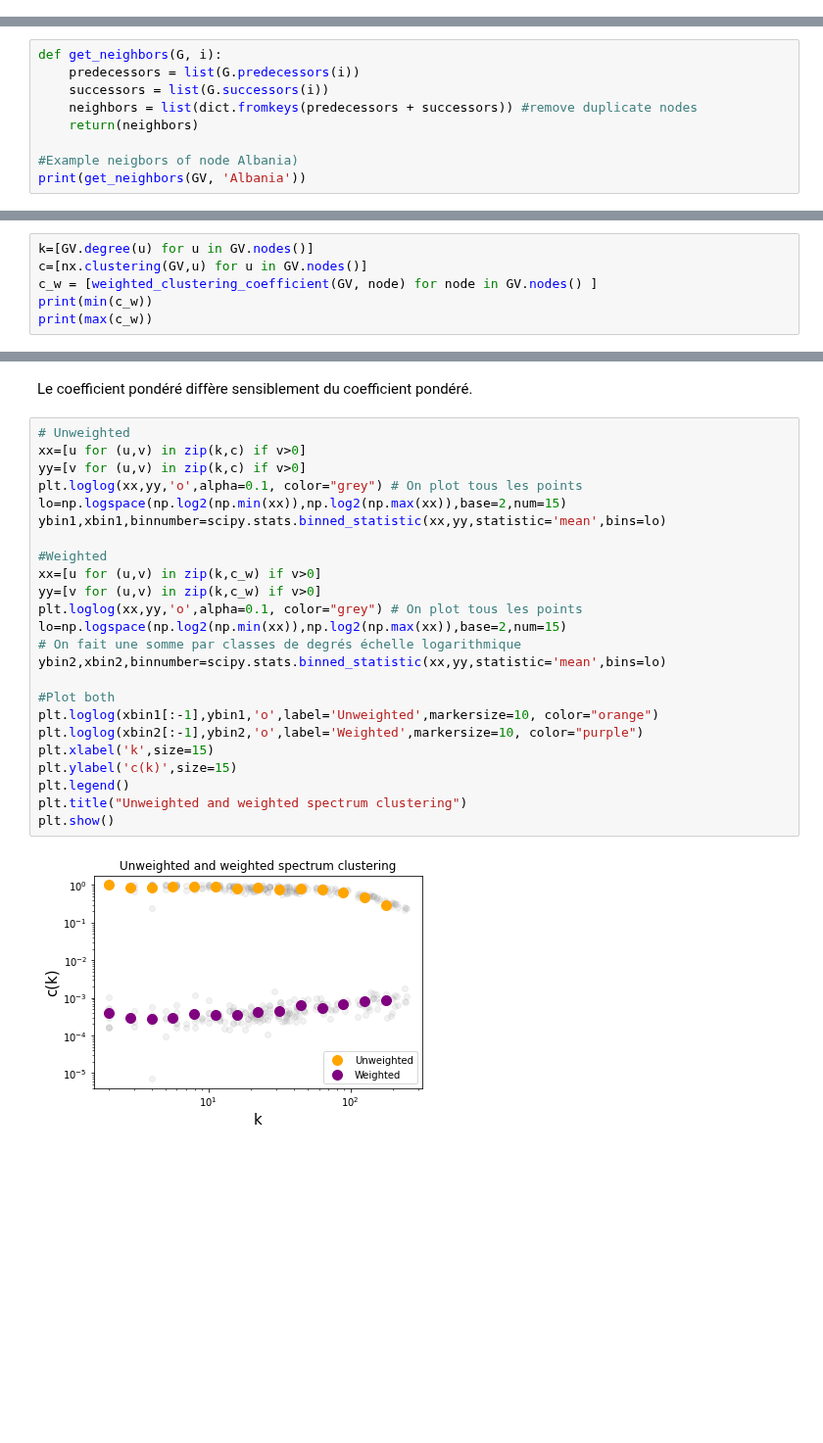
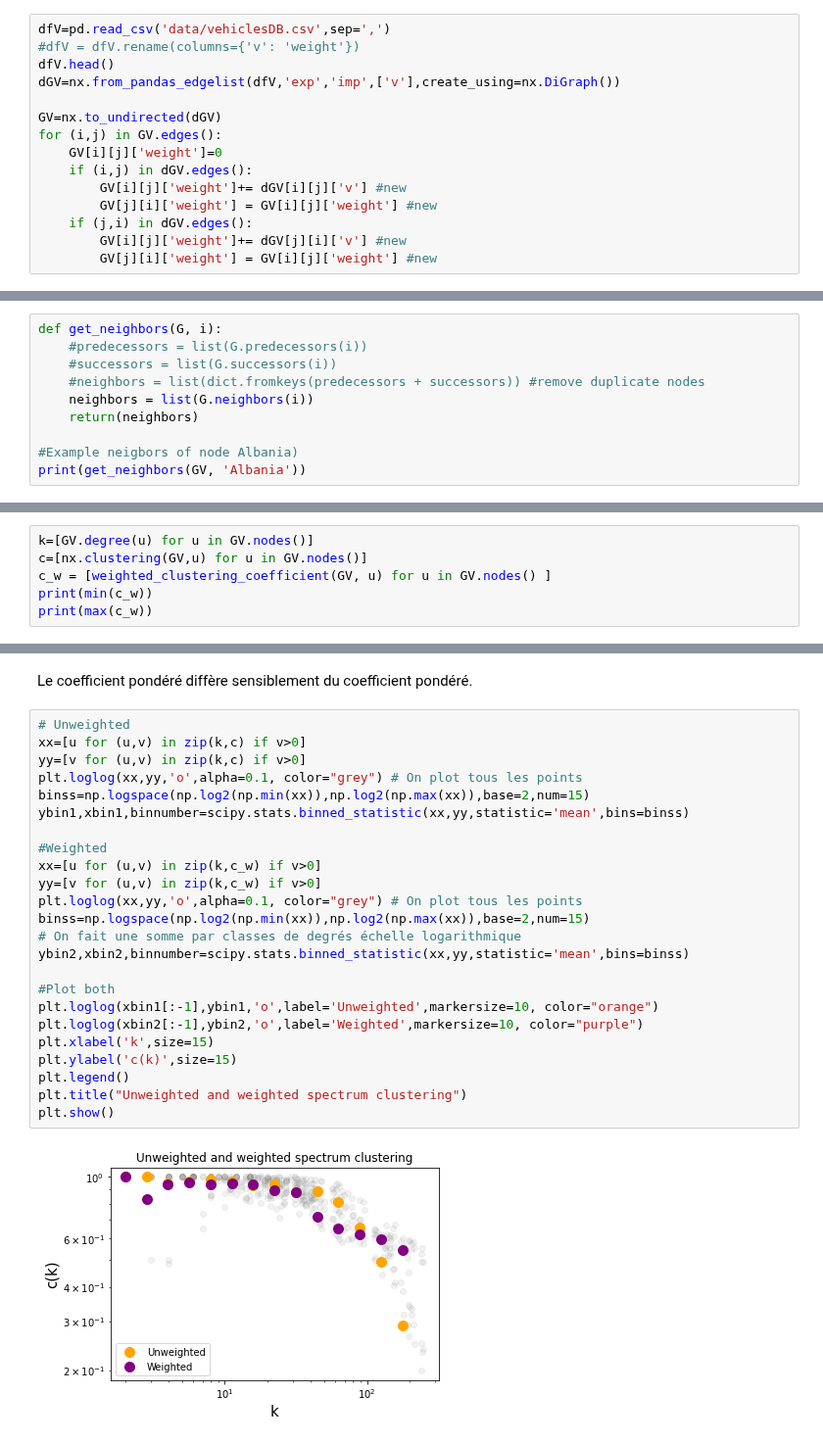
Before and after one commit to ARKEnsae/DM_Analyse_Reseaux, a Jupyter notebook: CC4/Exos_03Mar2021_KA.ipynb, the cells around one changed output, grey strips where cells are left out. Shown at 98% size. Cells and saved outputs as stored; diff of their text form; blank space fills up the shorter version.

```diff
--- a/CC4/Exos_03Mar2021_KA.ipynb
+++ b/CC4/Exos_03Mar2021_KA.ipynb
@@ -965,10 +971,26 @@ GV=nx.from_pandas_edgelist(dfV,'exp','imp',['weight'],create_using=nx.DiGraph())
+# %%
+dfV=pd.read_csv('data/vehiclesDB.csv',sep=',')
+#dfV = dfV.rename(columns={'v': 'weight'})
+dfV.head()
+dGV=nx.from_pandas_edgelist(dfV,'exp','imp',['v'],create_using=nx.DiGraph())
+
+GV=nx.to_undirected(dGV)
+for (i,j) in GV.edges():
+    GV[i][j]['weight']=0
+    if (i,j) in dGV.edges():
+        GV[i][j]['weight']+= dGV[i][j]['v'] #new
+        GV[j][i]['weight'] = GV[i][j]['weight'] #new
+    if (j,i) in dGV.edges():
+        GV[i][j]['weight']+= dGV[j][i]['v'] #new
+        GV[j][i]['weight'] = GV[i][j]['weight'] #new
 # %% [markdown]
 Fonction qui permet de lister l'ensemble des voisins d'un noeud i.
 # %%
 def get_neighbors(G, i):
-    predecessors = list(G.predecessors(i))
-    successors = list(G.successors(i))
-    neighbors = list(dict.fromkeys(predecessors + successors)) #remove duplicate nodes
+    #predecessors = list(G.predecessors(i))
+    #successors = list(G.successors(i))
+    #neighbors = list(dict.fromkeys(predecessors + successors)) #remove duplicate nodes
+    neighbors = list(G.neighbors(i))
     return(neighbors)
 
 #Example neigbors of node Albania)
@@ -1002,7 +1024,7 @@ print(weighted_clustering_coefficient(GV, 'Albania'))
 # %%
 k=[GV.degree(u) for u in GV.nodes()]
 c=[nx.clustering(GV,u) for u in GV.nodes()]
-c_w = [weighted_clustering_coefficient(GV, node) for node in GV.nodes() ]
+c_w = [weighted_clustering_coefficient(GV, u) for u in GV.nodes() ]
 print(min(c_w))
 print(max(c_w))
 # %% [output]
@@ -1013,26 +1035,26 @@ Le coefficient pondéré diffère sensiblement du coefficient pondéré.
 # %%
 # Unweighted
 xx=[u for (u,v) in zip(k,c) if v>0]
 yy=[v for (u,v) in zip(k,c) if v>0]
 plt.loglog(xx,yy,'o',alpha=0.1, color="grey") # On plot tous les points
-lo=np.logspace(np.log2(np.min(xx)),np.log2(np.max(xx)),base=2,num=15)
-ybin1,xbin1,binnumber=scipy.stats.binned_statistic(xx,yy,statistic='mean',bins=lo)
+binss=np.logspace(np.log2(np.min(xx)),np.log2(np.max(xx)),base=2,num=15)
+ybin1,xbin1,binnumber=scipy.stats.binned_statistic(xx,yy,statistic='mean',bins=binss)
 
 #Weighted
 xx=[u for (u,v) in zip(k,c_w) if v>0]
 yy=[v for (u,v) in zip(k,c_w) if v>0]
 plt.loglog(xx,yy,'o',alpha=0.1, color="grey") # On plot tous les points
-lo=np.logspace(np.log2(np.min(xx)),np.log2(np.max(xx)),base=2,num=15)
+binss=np.logspace(np.log2(np.min(xx)),np.log2(np.max(xx)),base=2,num=15)
 # On fait une somme par classes de degrés échelle logarithmique
-ybin2,xbin2,binnumber=scipy.stats.binned_statistic(xx,yy,statistic='mean',bins=lo)
+ybin2,xbin2,binnumber=scipy.stats.binned_statistic(xx,yy,statistic='mean',bins=binss)
 
 #Plot both
 plt.loglog(xbin1[:-1],ybin1,'o',label='Unweighted',markersize=10, color="orange")
 plt.loglog(xbin2[:-1],ybin2,'o',label='Weighted',markersize=10, color="purple")
 plt.xlabel('k',size=15)
 plt.ylabel('c(k)',size=15)
 plt.legend()
 plt.title("Unweighted and weighted spectrum clustering")
 plt.show()
 # %% [output]
-[figure, old version]
+[figure, new version]
```
Also changed, not shown: parts of 8 cells of this notebook.
